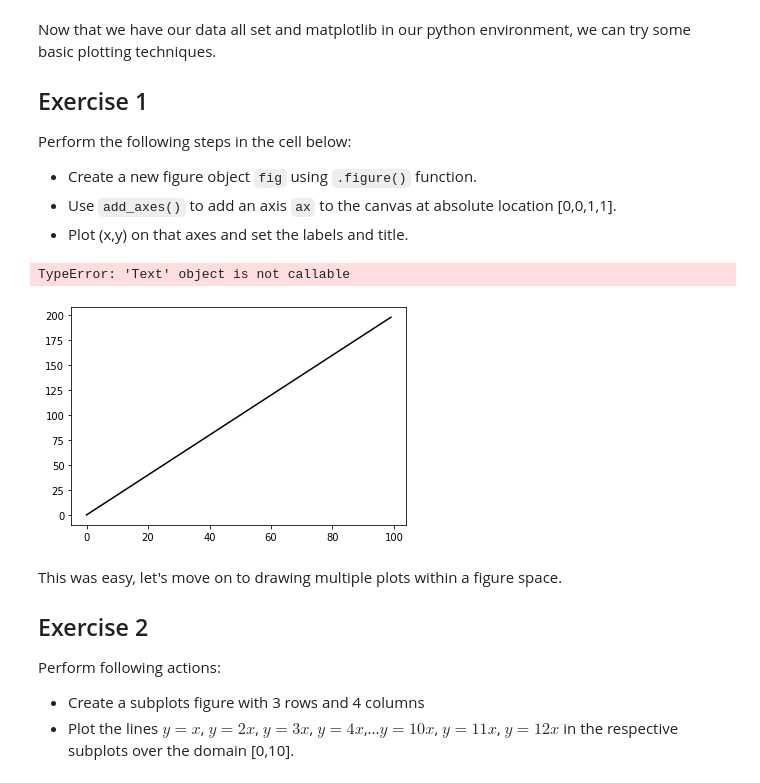
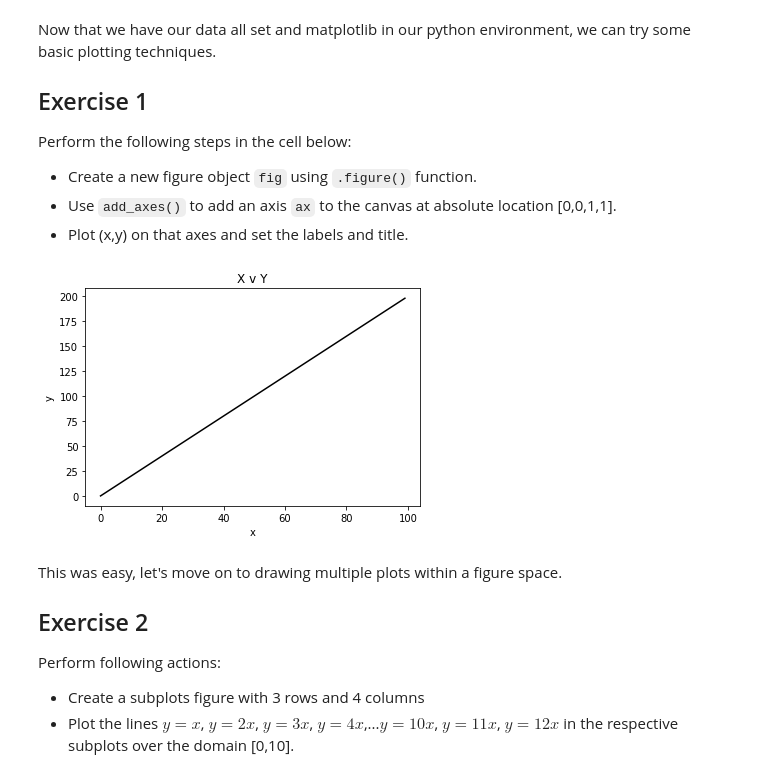
Before and after one commit to eannefawcett/dsc-more-practice-with-matplotlib-lab-online-ds-pt-081219, a Jupyter notebook: index.ipynb, the cells around one changed output. Drawn from its saved outputs; the diff is of its cells as text; code cells hidden in the pictures.

Commit message:
graph for exercise 1

```diff
--- a/index.ipynb
+++ b/index.ipynb
@@ -63,12 +63,13 @@ Perform the following steps in the cell below:
 # %%
 fig01 = plt.figure()
 ax = fig01.add_subplot(111)
 ax.plot((x), (y), color = 'black')
-ax.('X v Y')
+ax.set_title('X v Y')
+ax.set_xlabel('x')
+ax.set_ylabel('y')
 plt.show()
 # %% [output]
-TypeError: 'Text' object is not callable
-[figure, old version]
+[figure, new version]
 # %% [markdown]
 This was easy, let's move on to drawing multiple plots within a figure space.
 
```
